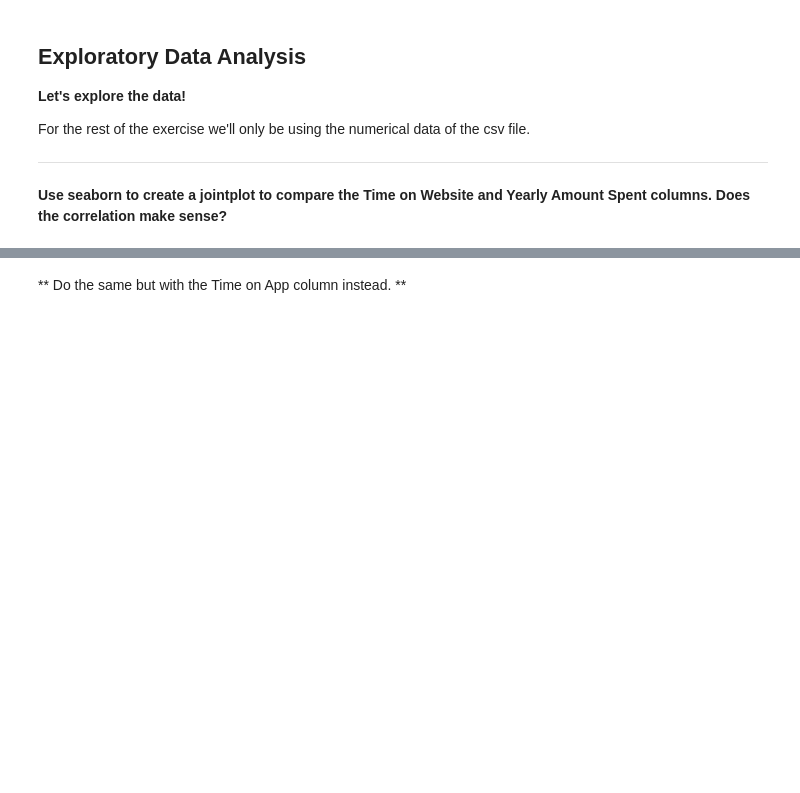
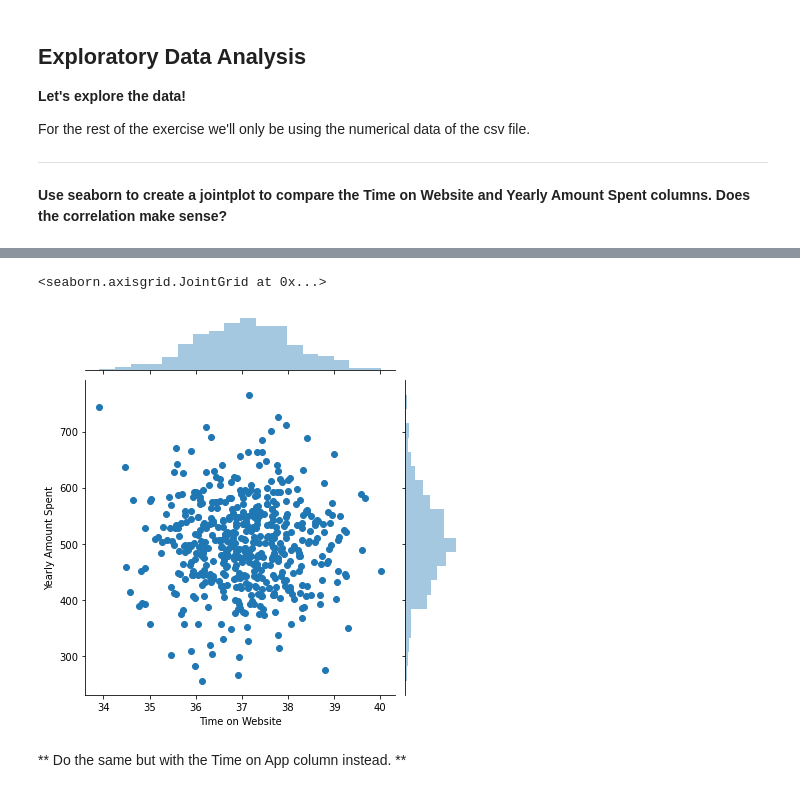
Before and after one commit to Sam-Power/012_ML-Ecommerce-Customer-with-Linear-Regression, a Jupyter notebook: ML Ecommerce Customers with Linear Regression.ipynb, the cells around one changed output, grey strips where cells are left out. Drawn from its saved outputs; the diff is of its cells as text; code cells hidden in the pictures; blank space fills up the shorter version.

```diff
--- a/ML Ecommerce Customers with Linear Regression.ipynb
+++ b/ML Ecommerce Customers with Linear Regression.ipynb
@@ -89,2 +79,7 @@ ___
+# %%
+sns.jointplot(customers['Time on Website'], customers['Yearly Amount Spent']) # corr doesnt make sense
+# %% [output]
+<seaborn.axisgrid.JointGrid at 0x...>
+[figure, added]
 # %% [markdown]
 ** Do the same but with the Time on App column instead. **
```
Also changed, not shown: parts of 16 cells of this notebook.
